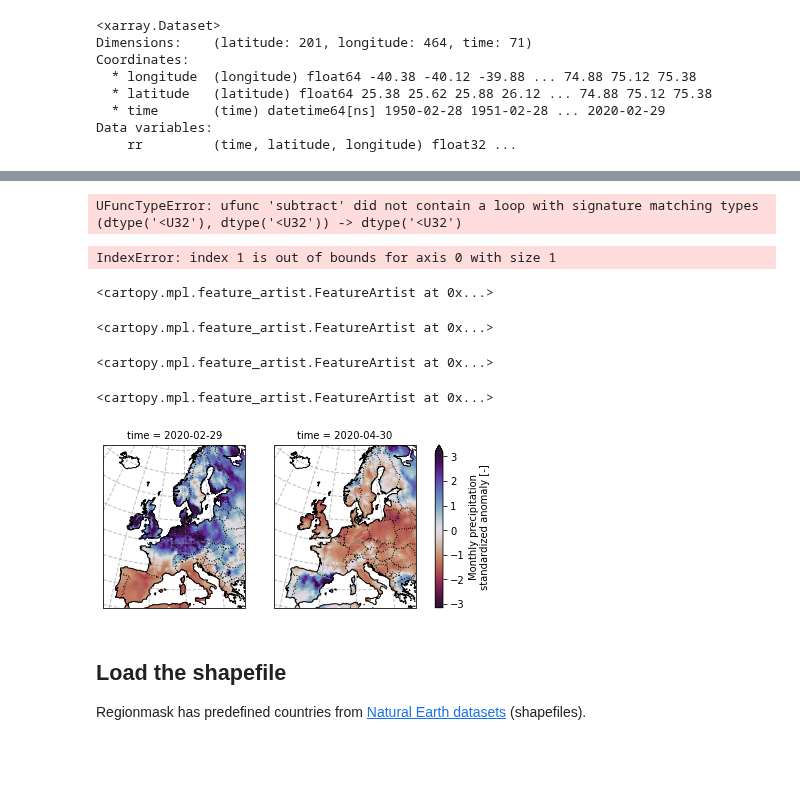
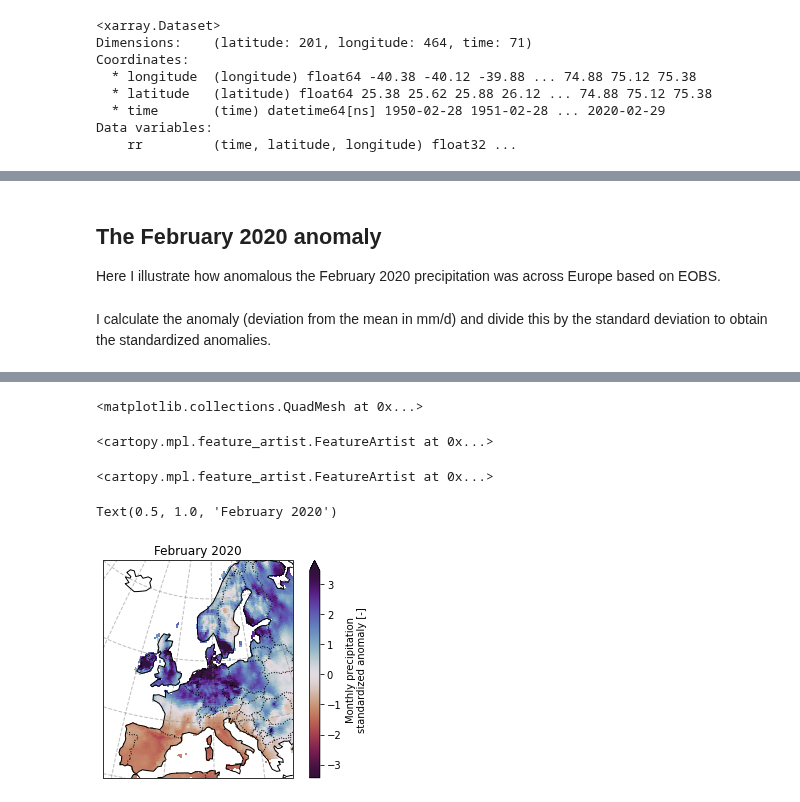
Before and after one commit to ECMWFCode4Earth/UNSEEN-open, a Jupyter notebook: Notebooks/Workflow.ipynb, the cells around one changed output, grey strips where cells are left out. Cells and saved outputs as stored; diff of their text form; code cells hidden in the pictures; blank space fills up the shorter version.

```diff
--- a/Notebooks/Workflow.ipynb
+++ b/Notebooks/Workflow.ipynb
@@ -79,3 +82,9 @@ Data variables:
+# %% [markdown]
+## The February 2020 anomaly
+
+Here I illustrate how anomalous the February 2020 precipitation was across Europe based on EOBS.
+# %% [markdown]
+I calculate the anomaly (deviation from the mean in mm/d) and divide this by the standard deviation to obtain the standardized anomalies.
 # %%
 EOBS2020_anomaly = EOBS.sel(time = '2020')['rr'] - EOBS.sel(time = slice('1950','2019'))['rr'].mean('time')
 EOBS2020_sd_anomaly = EOBS2020_anomaly/EOBS.sel(time = slice('1950','2019'))['rr'].std('time')
@@ -100,41 +109,30 @@ Coordinates:
 Attributes:
     long_name:  Monthly precipitation standardized anomaly
     units:      -
-# %%
-['rr']-EOBS['rr'].mean('time')
-EOBS2020_sd_anomaly = EOBS2020_anomaly/EOBS['rr'].std('time')
-
-EOBS2020_sd_anomaly.attrs = {'long_name': 'Monthly precipitation standardized anomaly',
- 'units': '-'}
-
-EOBS2020_sd_anomaly
-# %% [output]
-UFuncTypeError: ufunc 'subtract' did not contain a loop with signature matching types (dtype('<U32'), dtype('<U32')) -> dtype('<U32')
-# %%
-EOBS2020_sd_anomaly[[1,3],:,:] ## Dont know how to select this by label?
-# EOBS2020_sd_anomaly.sel(time = ['2020-02','2020-04']) ## Dont know how to select this by label?
-# %% [output]
-IndexError: index 1 is out of bounds for axis 0 with size 1
 # %%
-EOBS_plots = EOBS2020_sd_anomaly[[1,3],:,:].plot(transform=ccrs.PlateCarree(), robust = True, col='time', cmap=plt.cm.twilight_shifted_r, subplot_kws={'projection': ccrs.EuroPP()})
+ax = plt.axes(projection=ccrs.EuroPP())
+EOBS2020_sd_anomaly.sel(time='2020-02').plot(transform=ccrs.PlateCarree(),
+                                             robust=True,
+                                             cmap=plt.cm.twilight_shifted_r,
+                                             ax=ax)
 
-for ax in EOBS_plots.axes.flat:
-    ax.add_feature(cartopy.feature.BORDERS, linestyle=':')
-#     ax.add_feature(cartopy.feature.OCEAN)
-#     ax.add_feature(cartopy.feature.LAKES, alpha=0.5)
-#     ax.add_feature(cartopy.feature.RIVERS)
-    ax.coastlines(resolution='50m')
-    gl = ax.gridlines(crs=ccrs.PlateCarree(), draw_labels=False,
-                  linewidth=1, color='gray', alpha=0.5, linestyle='--')
+ax.coastlines(resolution='110m')
+ax.add_feature(cartopy.feature.BORDERS, linestyle=':')
 
-plt.savefig('graphs/February_April_2020_precipAnomaly.png', dpi=300)
+gl = ax.gridlines(crs=ccrs.PlateCarree(),
+                  draw_labels=False,
+                  linewidth=1,
+                  color='gray',
+                  alpha=0.5,
+                  linestyle='--')
+gl.ylocator = mticker.FixedLocator([35, 45, 55, 65])
+
+ax.set_title('February 2020')
+
+# plt.savefig('graphs/February_2020_precipAnomaly.png', dpi=300)
 # %% [output]
-<cartopy.mpl.feature_artist.FeatureArtist at 0x...>
+<matplotlib.collections.QuadMesh at 0x...>
 <cartopy.mpl.feature_artist.FeatureArtist at 0x...>
 <cartopy.mpl.feature_artist.FeatureArtist at 0x...>
-<cartopy.mpl.feature_artist.FeatureArtist at 0x...>
+Text(0.5, 1.0, 'February 2020')
-[figure, old version]
+[figure, new version]
-# %% [markdown]
-## Load the shapefile
-
-Regionmask has predefined countries from [Natural Earth datasets](http://www.naturalearthdata.com) (shapefiles).
```
Also changed, not shown: parts of 15 cells of this notebook, 1 other file.
